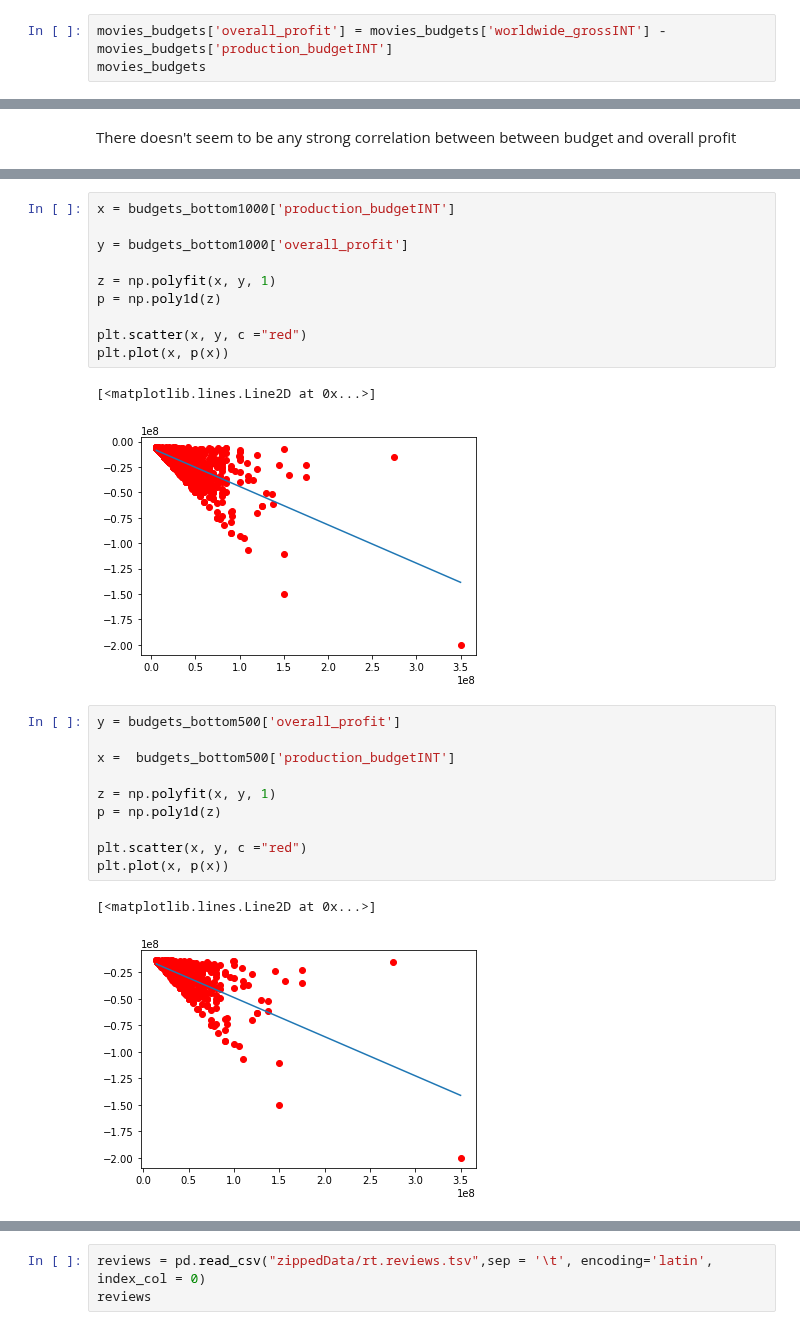
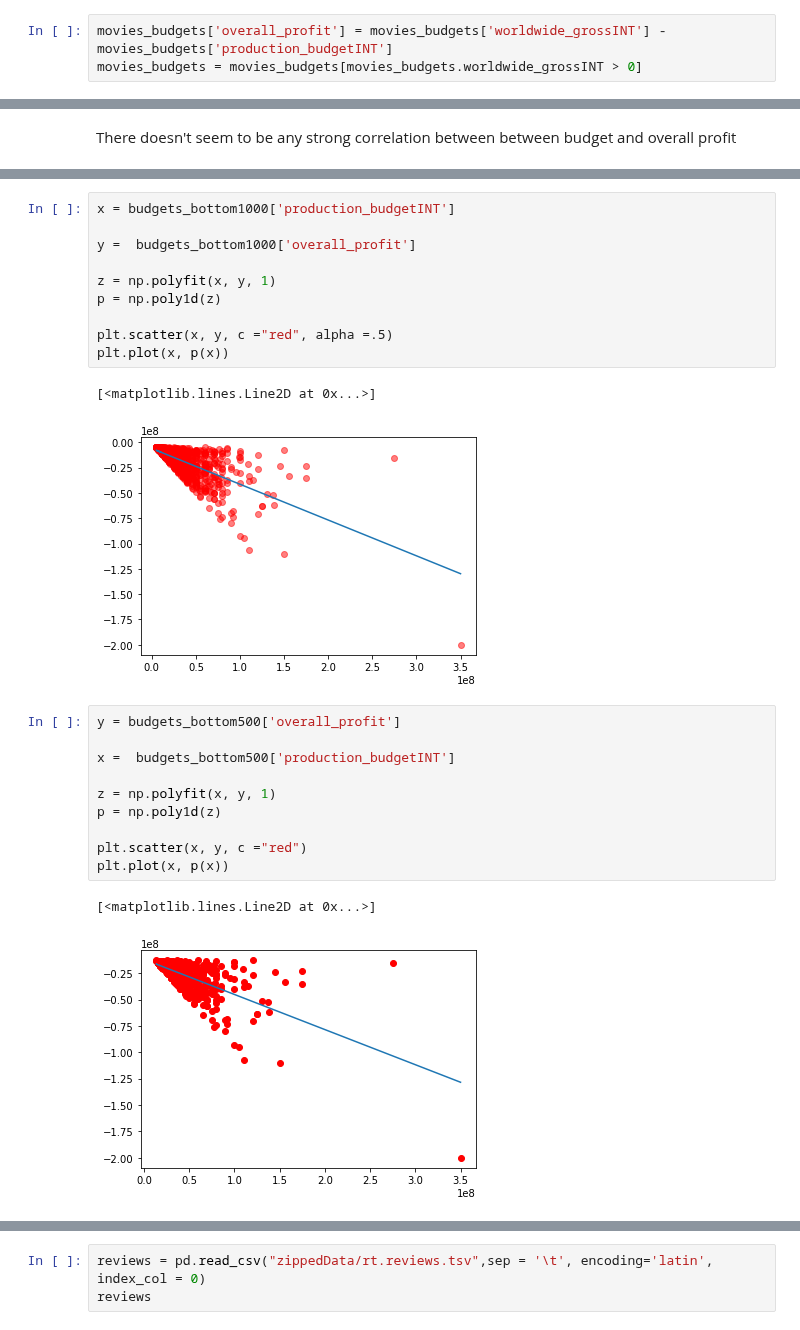
Before and after one commit to tramsay-deloitte/Dollywood, a Jupyter notebook: EnochNotebook.ipynb, the cells around one changed output, grey strips where cells are left out. Drawn from its saved outputs; the diff is of its cells as text.

```diff
--- a/EnochNotebook.ipynb
+++ b/EnochNotebook.ipynb
@@ -269,4 +272,4 @@ len(movies_budgets['production_budget']) == len(production_budget)
 True
 # %%
 movies_budgets['overall_profit'] = movies_budgets['worldwide_grossINT'] - movies_budgets['production_budgetINT']
-movies_budgets
+movies_budgets = movies_budgets[movies_budgets.worldwide_grossINT > 0]
@@ -384,16 +402,16 @@ budgets_bottom500
 # %%
 x = budgets_bottom1000['production_budgetINT']
 
-y = budgets_bottom1000['overall_profit']
+y =  budgets_bottom1000['overall_profit']
 
 z = np.polyfit(x, y, 1)
 p = np.poly1d(z)
 
-plt.scatter(x, y, c ="red")
+plt.scatter(x, y, c ="red", alpha =.5)
 plt.plot(x, p(x))
 # %% [output]
 [<matplotlib.lines.Line2D at 0x...>]
-[figure, old version]
+[figure, new version]
 # %%
 y = budgets_bottom500['overall_profit']
 
@@ -406,4 +424,4 @@ plt.scatter(x, y, c ="red")
 plt.plot(x, p(x))
 # %% [output]
 [<matplotlib.lines.Line2D at 0x...>]
-[figure, old version]
+[figure, new version]
```
Also changed, not shown: parts of 13 cells of this notebook.
